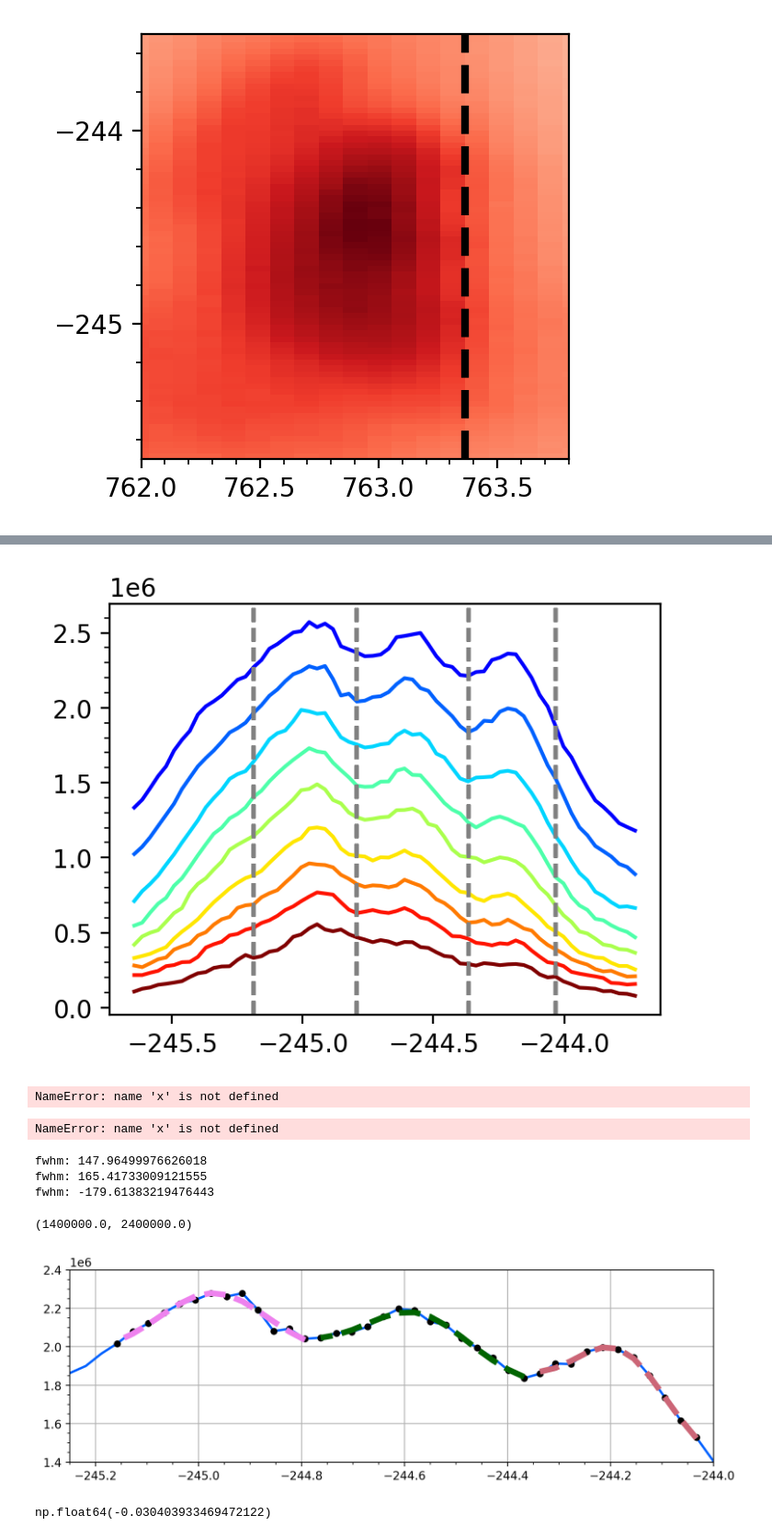
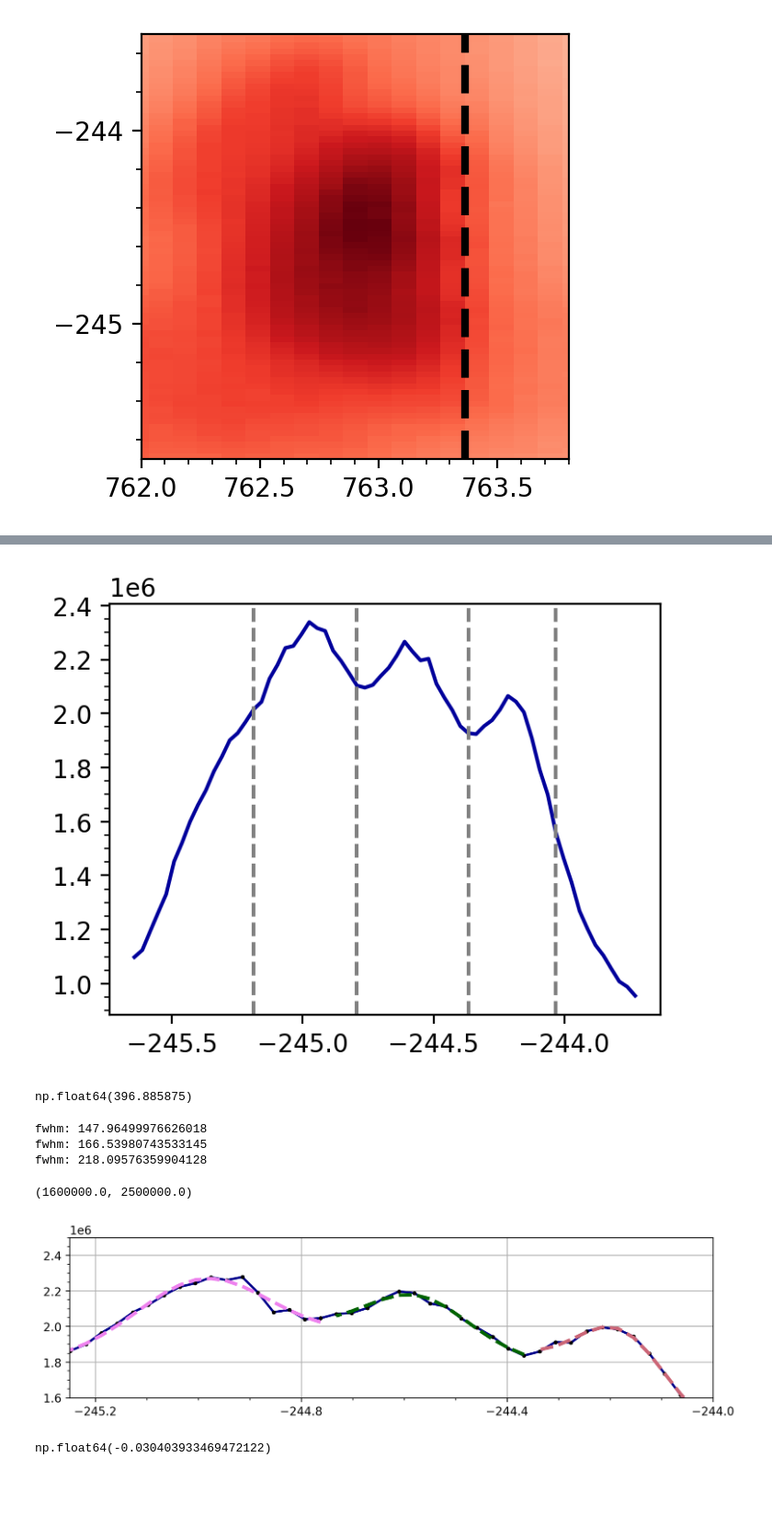
Before and after one commit to coletamburri2112/Flare_Patrol_Analysis, a Jupyter notebook: NOTEBOOKS/11_Aug_2024_Flare_Paper_Plots/ViSP_ultrafinestructure.ipynb, the cells around one changed output, grey strips where cells are left out. Shown at 92% size. Drawn from its saved outputs; the diff is of its cells as text; code cells hidden in the pictures; blank space fills up the shorter version.

```diff
--- a/NOTEBOOKS/11_Aug_2024_Flare_Paper_Plots/ViSP_ultrafinestructure.ipynb
+++ b/NOTEBOOKS/11_Aug_2024_Flare_Paper_Plots/ViSP_ultrafinestructure.ipynb
@@ -5,9 +5,9 @@ from astropy.io import fits
 from matplotlib.ticker import (MultipleLocator, AutoMinorLocator)
 from scipy.optimize import curve_fit
 # %%
-filename = '/Users/coletamburri/Desktop/latescan.npz'
+filename = '/Users/coletamburri/Desktop/DKIST_Flares/11_Aug_2024_Cclass_Flare/Processed_ViSP_VBI_11Aug2024/latescan.npz'
 
-dkist_coord_file = '/Users/coletamburri/Desktop/ViSPcoords_newcalib.npz'
+dkist_coord_file = '/Users/coletamburri/Desktop/DKIST_Flares/11_Aug_2024_Cclass_Flare/Processed_ViSP_VBI_11Aug2024/ViSPcoords_newcalib.npz'
 # %%
 latescan = np.load(filename)
 
@@ -207,41 +294,40 @@ alongcut = yarr_caII[ylo+20:yhi-40]
 # %%
 fig,ax=plt.subplots(dpi=200,figsize=(4,3));
 l=0
-for i in np.linspace(396.881,396.92,9):
-    l=l+1
-    val, idx = find_nearest(wl,i)
-    ax.plot(yarr_caII[ylo+20:yhi-40],intensity[poschoice,idx,ylo+20:yhi-40],c=colors[l])
-    ax.axvline(yarr_caII[ylo+20+10],linestyle='dashed',color='grey')
-    ax.axvline(yarr_caII[ylo+20+21],linestyle='dashed',color='grey')
-    ax.axvline(yarr_caII[ylo+20+35],linestyle='dashed',color='grey')
-    ax.axvline(yarr_caII[ylo+20+48],linestyle='dashed',color='grey')
+#for i in np.linspace(396.881,396.92,9):
+i=396.885
+l=l+1
+val, idx = find_nearest(wl,i)
+ax.plot(yarr_caII[ylo+20:yhi-40],intensity[poschoice,idx,ylo+20:yhi-40],c=colors[l])
+ax.axvline(yarr_caII[ylo+20+10],linestyle='dashed',color='grey')
+ax.axvline(yarr_caII[ylo+20+21],linestyle='dashed',color='grey')
+ax.axvline(yarr_caII[ylo+20+35],linestyle='dashed',color='grey')
+ax.axvline(yarr_caII[ylo+20+48],linestyle='dashed',color='grey')
 
 #ax.xaxis.set_minor_locator(AutoMinorLocator())
 ax.yaxis.set_minor_locator(AutoMinorLocator())
 # %% [output]
-[figure, old version]
+[figure, new version]
 # %%
 # Gaussian + linear background
 def gaussian_linear(x, A, mu, sigma, B, C):
     return A * np.exp(-(x - mu)**2 / (2 * sigma**2)) + B*x + C
-# %%
-plt.plot(x,y)
-# %% [output]
-NameError: name 'x' is not defined
-# %%
-np.mean(x)
-# %% [output]
-NameError: name 'x' is not defined
+# %%
+wavechoice = np.linspace(396.881,396.92,9)[1]
+wavechoice
+# %% [output]
+np.float64(396.885875)
 # %%
-inds=[10,21,35,48]
+inds=[10,21,34,52]
 
-wavechoice = np.linspace(396.881,396.92,9)
-val, idx = find_nearest(wl,wavechoice[1])
+#wavechoice = np.linspace(396.881,396.92,9)
+wavechoice = wavechoice
+val, idx = find_nearest(wl,wavechoice)
 curve = intensity[poschoice,idx,ylo+20:yhi-40]
 
-fig,ax=plt.subplots(dpi=200,figsize=(10,3))
+fig,ax=plt.subplots(dpi=200,figsize=(10,2.5))
 
-ax.plot(alongcut,curve,color=colors[2],linewidth=2)
+ax.plot(alongcut,curve,color='darkblue',linewidth=2)
 
 # x = positions
 x = alongcut[inds[0]:inds[1]]
@@ -256,8 +342,8 @@ A, mu, sigma, B, C = params
 print("fwhm:", sigma*2.3548*727)
 
 # Plot
-ax.plot(x, y,'k.', label='Data',markersize=10)
-ax.plot(x, gaussian_linear(x, *params), '--', c='#CC6677',linewidth=5, label='Fit')
+ax.plot(x, y,'k.', label='Data',markersize=5)
+ax.plot(x, gaussian_linear(x, *params), '--', c='#CC6677',linewidth=3, label='Fit')
 
 # x = positions
 x = alongcut[inds[1]:inds[2]]
@@ -267,42 +353,43 @@ y = curve[inds[1]:inds[2]]
 initial_guess = [np.max(y)-np.min(y), np.mean(x), .2,.5, np.min(y)]
 
 params, cov = curve_fit(gaussian_linear, x, y, p0=initial_guess)
 
 A, mu, sigma, B, C = params
 print("fwhm:", sigma*2.3548*727)
 
 # Plot
-ax.plot(x, y, 'k.', label='Data',markersize=10)
-ax.plot(x, gaussian_linear(x, *params), '--',c='darkgreen',linewidth=5,  label='Fit')
+ax.plot(x, y, 'k.', label='Data',markersize=5)
+ax.plot(x, gaussian_linear(x, *params), '--',c='darkgreen',linewidth=3,  label='Fit')
 
 # x = positions
 x = alongcut[inds[2]:inds[3]]
 y = curve[inds[2]:inds[3]]
 
 # Initial guesses
 initial_guess = [np.max(y)-np.min(y), np.mean(x), .2,.5, np.min(y)]
 
 params, cov = curve_fit(gaussian_linear, x, y, p0=initial_guess)
 
 A, mu, sigma, B, C = params
 print("fwhm:", sigma*2.3548*727)
 
 
 # Plot
-ax.plot(x, y, 'k.', label='Data',markersize=10)
-ax.plot(x, gaussian_linear(x, *params), '--',c='violet',linewidth=5,  label='Fit')
+ax.plot(x, y, 'k.', label='Data',markersize=5)
+ax.plot(x, gaussian_linear(x, *params), '--',c='violet',linewidth=3,  label='Fit')
 
 ax.xaxis.set_minor_locator(AutoMinorLocator())
 ax.yaxis.set_minor_locator(AutoMinorLocator())
 ax.grid()
 ax.set_xlim([-245.25,-244])
-ax.set_ylim([1.4e6,2.4e6])
+ax.set_xticks([-245.2,-244.8,-244.4,-244.0])
+ax.set_ylim([1.6e6,2.5e6])
 # %% [output]
 fwhm: 147.96499976626018
-fwhm: 165.41733009121555
-fwhm: -179.61383219476443
+fwhm: 166.53980743533145
+fwhm: 218.09576359904128
-(1400000.0, 2400000.0)
+(1600000.0, 2500000.0)
-[figure, old version]
+[figure, new version]
 # %%
 yarr_caII[1]-yarr_caII[0]
 # %% [output]
```
Also changed, not shown: parts of 12 cells of this notebook, 1 other file.
